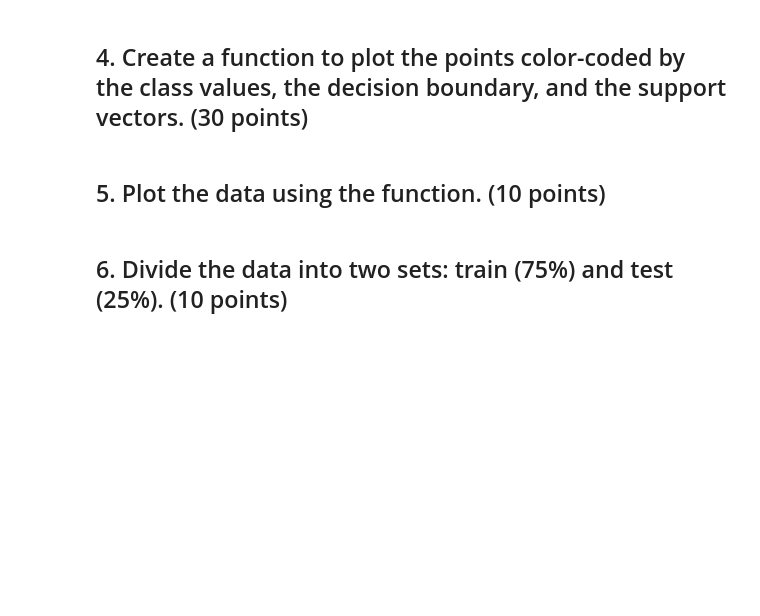
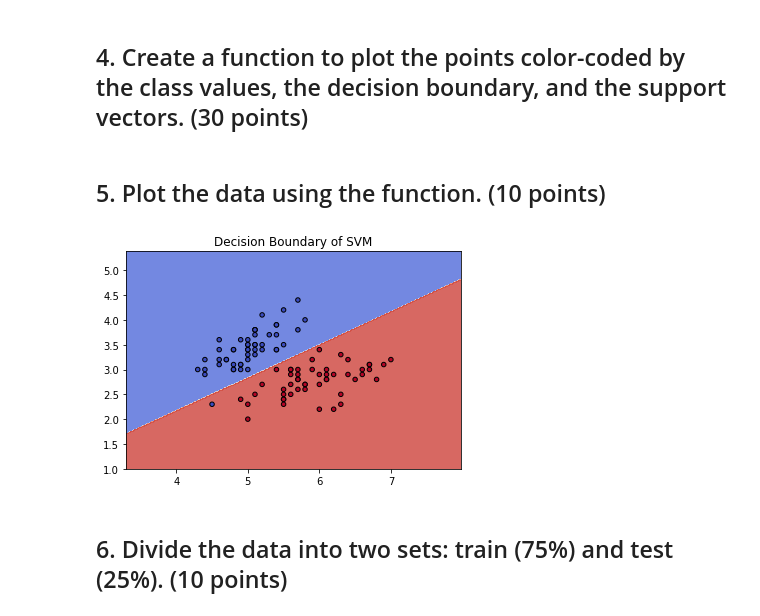
Before and after one commit to sblack4/is675-intro-to-ml, a Jupyter notebook: Homework/06/Homework.ipynb, the cells around one changed output. Saved outputs shown, nothing was run; the diff lists cells and outputs as text; code cells hidden in the pictures; blank space fills up the shorter version.

```diff
--- a/Homework/06/Homework.ipynb
+++ b/Homework/06/Homework.ipynb
@@ -18,2 +25,5 @@ Summer 2019
 # %% [markdown]
 ## 1. Load the iris dataset. (10 points)
+# %%
+iris_dataset = datasets.load_iris()
+print(iris_dataset.DESCR)
@@ -20,2 +48,6 @@ Summer 2019
 # %% [markdown]
 ## 2. Select the first 100 data that has two classes. Select the first two predicting attributes and the class attribute.  10 points)
+# %%
+data = iris_dataset.data[:100,:2]
+target = iris_dataset.target[:100]
+print('Data Shape: ', data.shape, ' Target Shape: ', target.shape)
@@ -22,2 +56,5 @@ Summer 2019
 # %% [markdown]
 ## 3. Create a linear SVM and fit the data. (10 points)
+# %%
+linear_svm = svm.LinearSVC()
+linear_svm.fit(data, target)
@@ -24,6 +66,35 @@ Summer 2019
 # %% [markdown]
 ## 4. Create a function to plot the points color-coded by the class values, the decision boundary, and the support vectors. (30 points)
+# %%
+def plot_svm(model, data_points, targets, title):
+    h=.02
+    fig, axes = plt.subplots()
+    X, Y = data_points[:, 0], data_points[:, 1]
+
+    x_min = X.min() - 1
+    x_max = X.max() + 1
+    y_min = Y.min() - 1
+    y_max = Y.max() + 1
+    x_grid, y_grid = np.meshgrid(np.arange(x_min, x_max, h),
+                         np.arange(y_min, y_max, h))
+
+    Z = model.predict(np.c_[x_grid.ravel(), y_grid.ravel()])
+    Z = Z.reshape(x_grid.shape)
+    contour = axes.contourf(x_grid, y_grid, Z,
+                            cmap=plt.cm.coolwarm, alpha=0.8)
+
+    axes.scatter(X, Y, c=targets,
+                 cmap=plt.cm.coolwarm, s=20, edgecolors='k')
+
+    axes.set_title(title)
+    return plt, axes
 # %% [markdown]
 ## 5. Plot the data using the function. (10 points)
+# %%
+plot, axes = plot_svm(linear_svm, data, target,
+                     'Decision Boundary of SVM')
+plot.show()
+# %% [output]
+[figure, added]
 # %% [markdown]
 ## 6. Divide the data into two sets: train (75%) and test (25%). (10 points)
```
Also changed, not shown: parts of 8 cells of this notebook.
